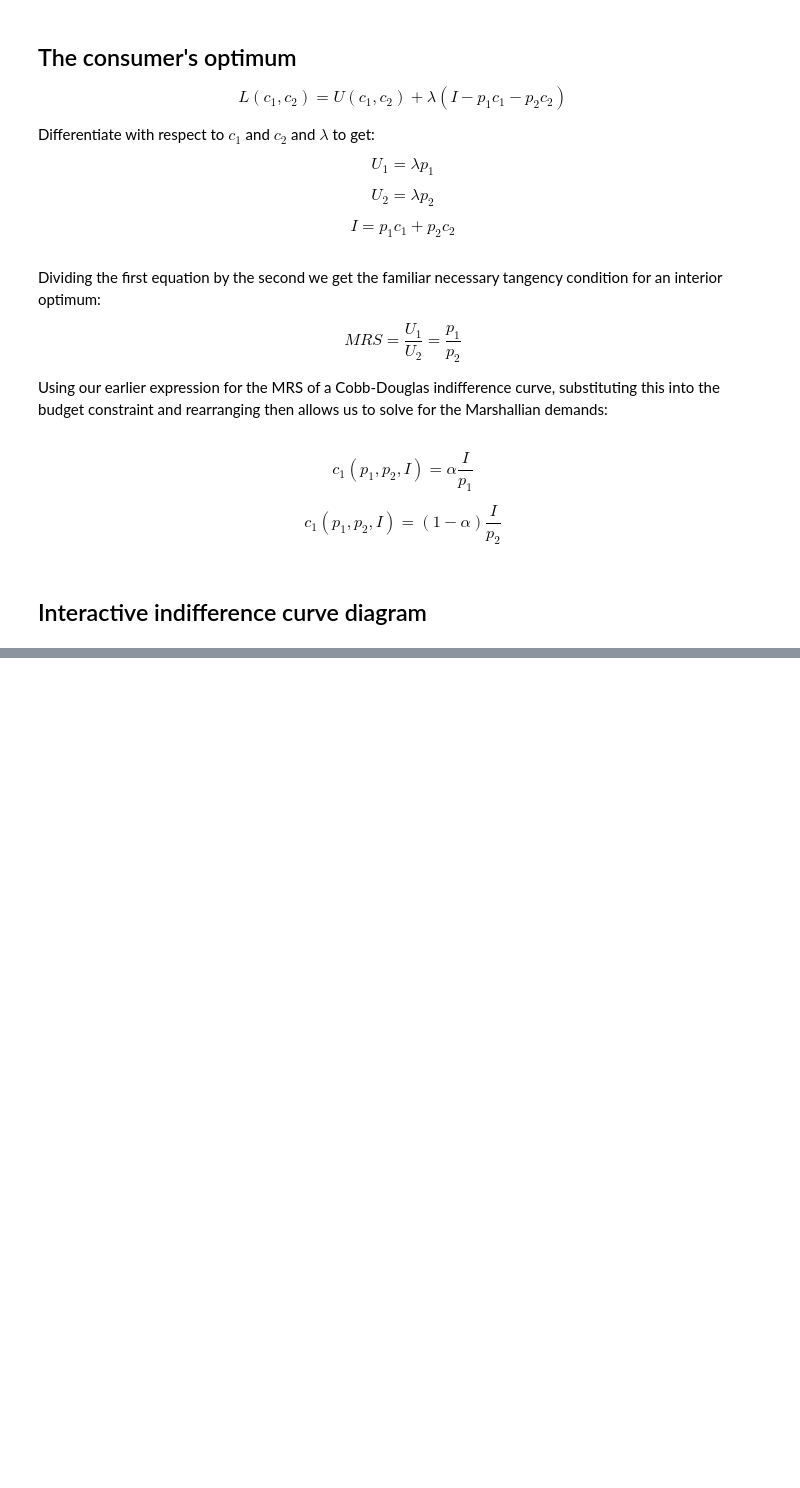
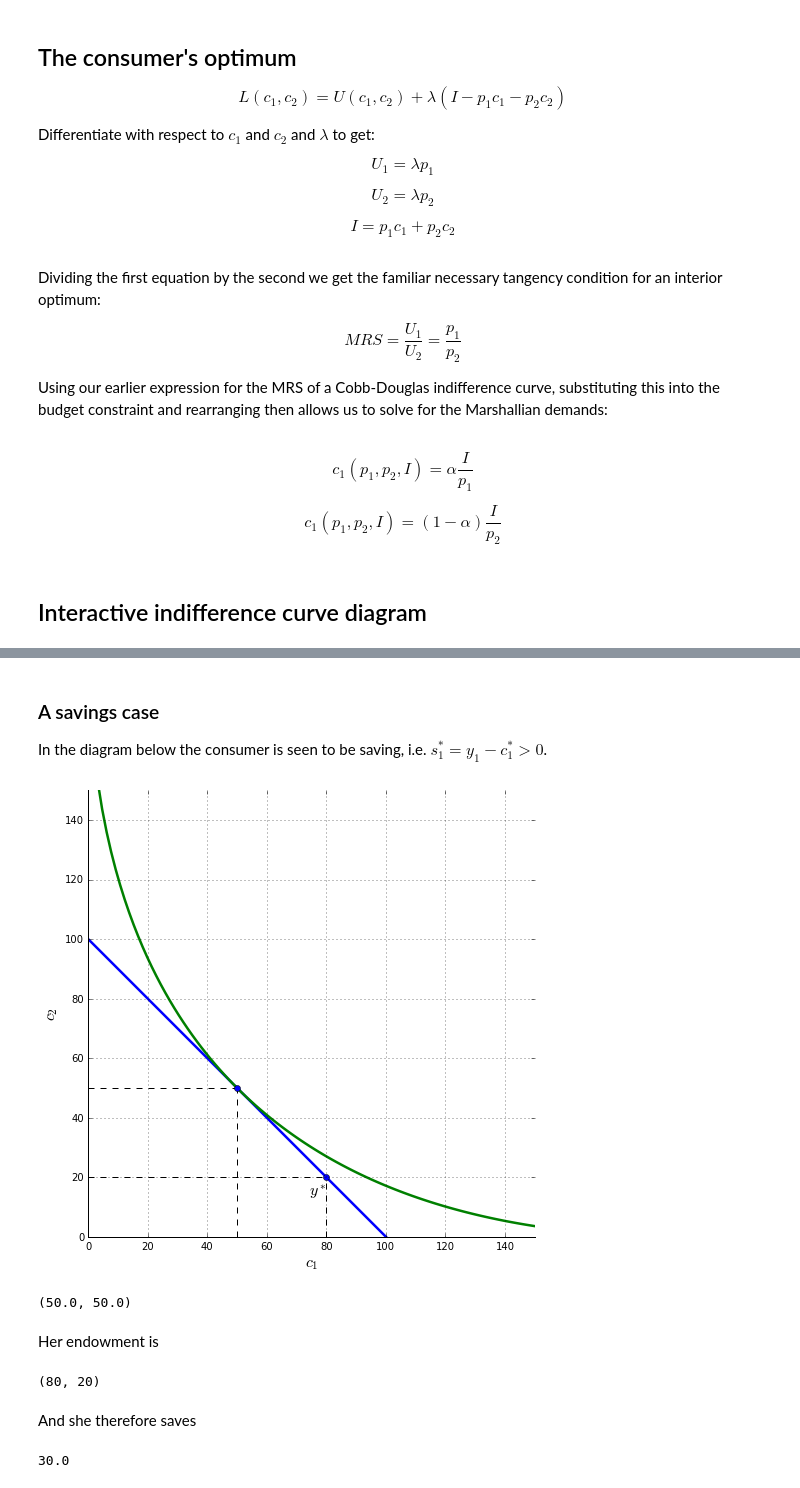
Before and after one commit to jhconning/Dev-II, a Jupyter notebook: notebooks/consume_opt1.ipynb, the cells around one changed output, grey strips where cells are left out. Saved outputs shown, nothing was run; the diff lists cells and outputs as text; code cells hidden in the pictures; blank space fills up the shorter version.

Commit message:
add intertemporal to consume_opt1

```diff
--- a/notebooks/consume_opt1.ipynb
+++ b/notebooks/consume_opt1.ipynb
@@ -106,0 +174,49 @@ interact(consume_plot,p1=(pmin,pmax,0.1),p2=(pmin,pmax,0.1), I=(Imin,Imax,10),al
+# %%
+def find_opt2(r, rho, delta, y1, y2):
+    Ey = y1 + y2/(1+r)
+    A = (delta*(1+r))**(1/rho)
+    c1 = Ey/(1+A/(1+r))
+    c2 = c1*A
+    u = U2(c1, c2, rho, delta)
+    return c1, c2, u
+# %%
+rho = 0.5
+delta = 1
+r = 0
+y1, y2 = 80, 20
+
+rmin, rmax = 0, 1
+cmax = 150
+# %%
+def consume_plot2(r, delta, rho, y1, y2):
+
+    c1 = np.linspace(0.1,cmax,num=100)
+    c1e, c2e, uebar = find_opt2(r, rho, delta, y1, y2)
+    idfc = indif2(c1, uebar, rho, delta)
+    budg = budget2(c1,  r, y1, y2)
+
+    fig, ax = plt.subplots(figsize=(8,8))
+    ax.plot(c1, budg, lw=2.5)
+    ax.plot(c1, idfc, lw=2.5)
+    ax.vlines(c1e,0,c2e, linestyles="dashed")
+    ax.hlines(c2e,0,c1e, linestyles="dashed")
+    ax.plot(c1e,c2e,'ob')
+    ax.vlines(y1,0,y2, linestyles="dashed")
+    ax.hlines(y2,0,y1, linestyles="dashed")
+    ax.plot(y1,y2,'ob')
+    ax.text(y1-6,y2-6,r'$y^*$',fontsize=16)
+    ax.set_xlim(0, cmax)
+    ax.set_ylim(0, cmax)
+    ax.set_xlabel(r'$c_1$', fontsize=16)
+    ax.set_ylabel('$c_2$', fontsize=16)
+    ax.spines['right'].set_visible(False)
+    ax.spines['top'].set_visible(False)
+    ax.grid()
+    plt.show()
+# %% [markdown]
+### A savings case
+In the diagram below the consumer is seen to be saving, i.e.  $s_1^* = y_1 - c_1^* >0$.
+# %%
+consume_plot2(r, delta, rho, y1, y2)
+# %% [output]
+[figure, added]
@@ -106,0 +227,16 @@ interact(consume_plot,p1=(pmin,pmax,0.1),p2=(pmin,pmax,0.1), I=(Imin,Imax,10),al
+# %%
+c1e, c2e
+# %% [output]
+(50.0, 50.0)
+# %% [markdown]
+Her endowment is
+# %%
+y1,y2
+# %% [output]
+(80, 20)
+# %% [markdown]
+And she therefore saves
+# %%
+y1-c1e
+# %% [output]
+30.0
```
Also changed, not shown: parts of 20 cells of this notebook.
